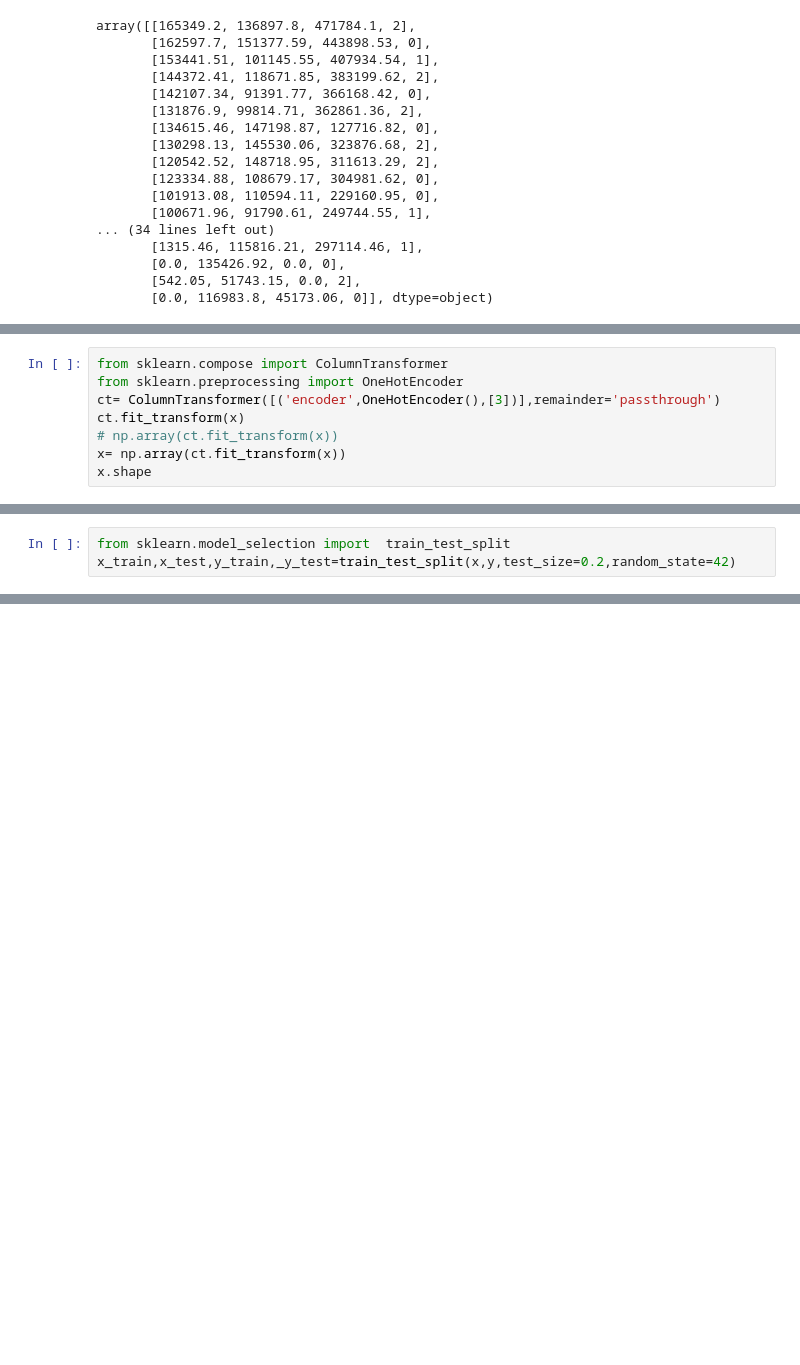
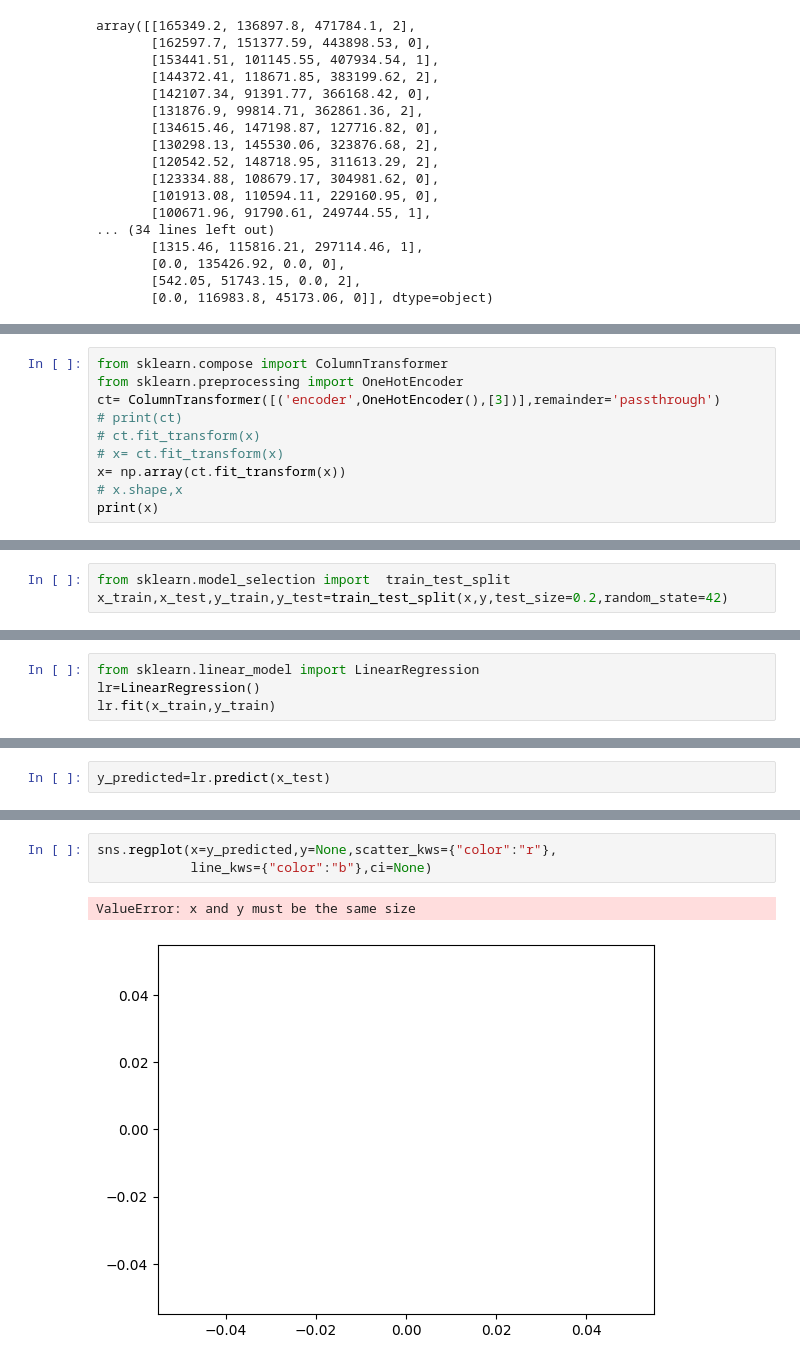
Before and after one commit to 2004harshit/Acmegrade-Training, a Jupyter notebook: 2_Multiple_Linear_Regression/main.ipynb, the cells around one changed output, grey strips where cells are left out. Drawn from its saved outputs; the diff is of its cells as text; blank space fills up the shorter version.

```diff
--- a/2_Multiple_Linear_Regression/main.ipynb
+++ b/2_Multiple_Linear_Regression/main.ipynb
@@ -112,8 +147,10 @@ array([[165349.2, 136897.8, 471784.1, 2],
 from sklearn.compose import ColumnTransformer
 from sklearn.preprocessing import OneHotEncoder
 ct= ColumnTransformer([('encoder',OneHotEncoder(),[3])],remainder='passthrough')
-ct.fit_transform(x)
-# np.array(ct.fit_transform(x))
+# print(ct)
+# ct.fit_transform(x)
+# x= ct.fit_transform(x)
 x= np.array(ct.fit_transform(x))
-x.shape
+# x.shape,x
+print(x)
 # %% [output]
@@ -121,6 +174,6 @@ x.shape
 # %%
 from sklearn.model_selection import  train_test_split
-x_train,x_test,y_train,_y_test=train_test_split(x,y,test_size=0.2,random_state=42)
+x_train,x_test,y_train,y_test=train_test_split(x,y,test_size=0.2,random_state=42)
 # %%
 print ('X Shape-',x.shape)
 print ('Y Shape-', y.shape)
@@ -137,0 +191,4 @@ NameError: name 'y_test' is not defined
+# %%
+from sklearn.linear_model import LinearRegression
+lr=LinearRegression()
+lr.fit(x_train,y_train)
@@ -137,0 +197,2 @@ NameError: name 'y_test' is not defined
+# %%
+y_predicted=lr.predict(x_test)
@@ -137,0 +219,6 @@ NameError: name 'y_test' is not defined
+# %%
+sns.regplot(x=y_predicted,y=None,scatter_kws={"color":"r"},
+            line_kws={"color":"b"},ci=None)
+# %% [output]
+ValueError: x and y must be the same size
+[figure, added]
```
Also changed, not shown: parts of 13 cells of this notebook, 2 other files.
